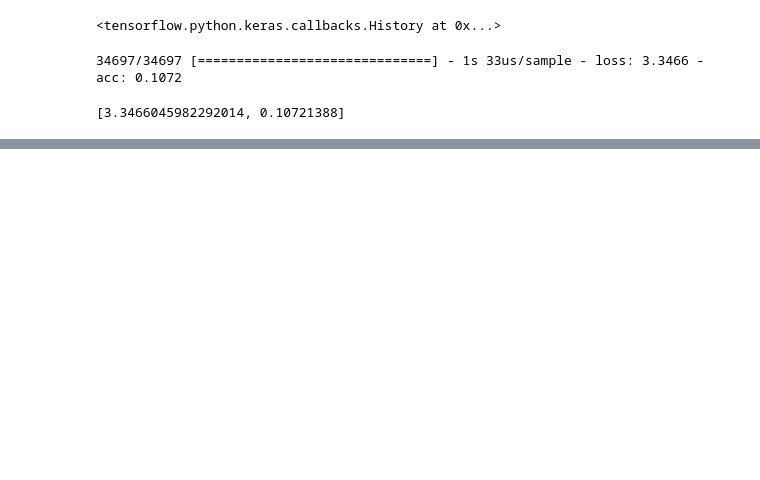
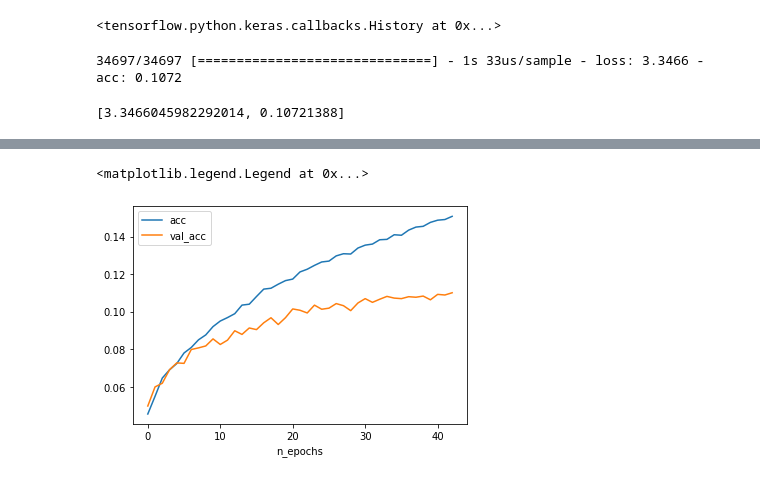
Before and after one commit to simonjpastor/delphes, a Jupyter notebook: notebooks/pierre_notebooks/pierre_preprocessing.ipynb, the cells around one changed output, grey strips where cells are left out. Drawn from its saved outputs; the diff is of its cells as text; code cells hidden in the pictures; blank space fills up the shorter version.

```diff
--- a/notebooks/pierre_notebooks/pierre_preprocessing.ipynb
+++ b/notebooks/pierre_notebooks/pierre_preprocessing.ipynb
@@ -611,0 +623,8 @@ model.history.history
+# %%
+plt.plot(acc, label='acc')
+plt.plot(val_acc, label='val_acc')
+plt.xlabel('n_epochs')
+plt.legend()
+# %% [output]
+<matplotlib.legend.Legend at 0x...>
+[figure, added]
```
Also changed, not shown: parts of 9 cells of this notebook.
